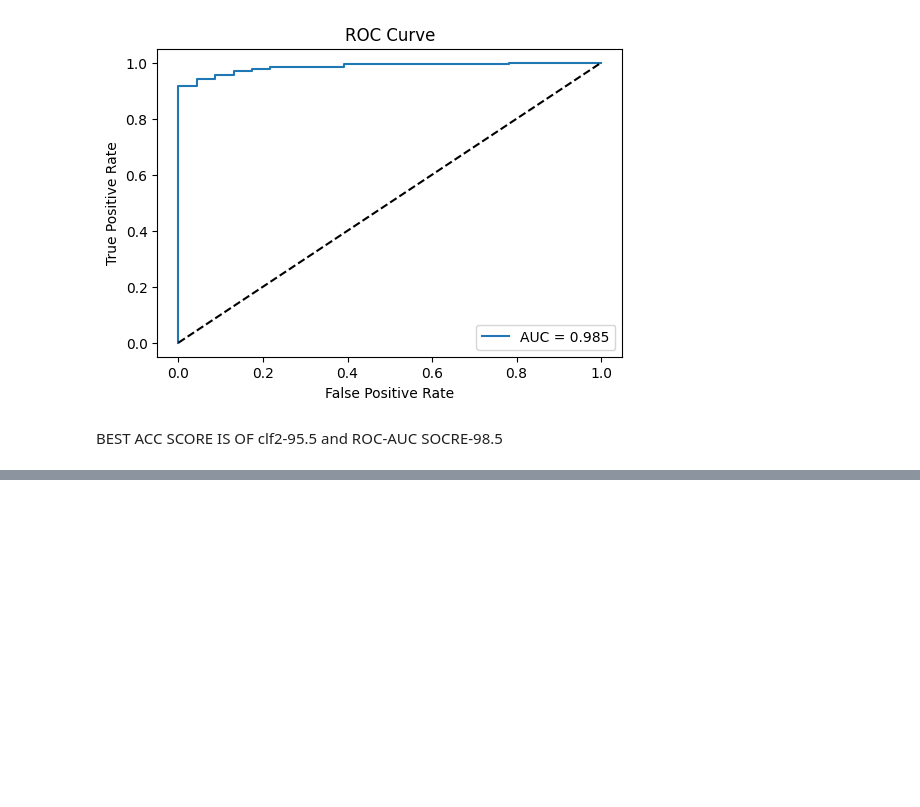
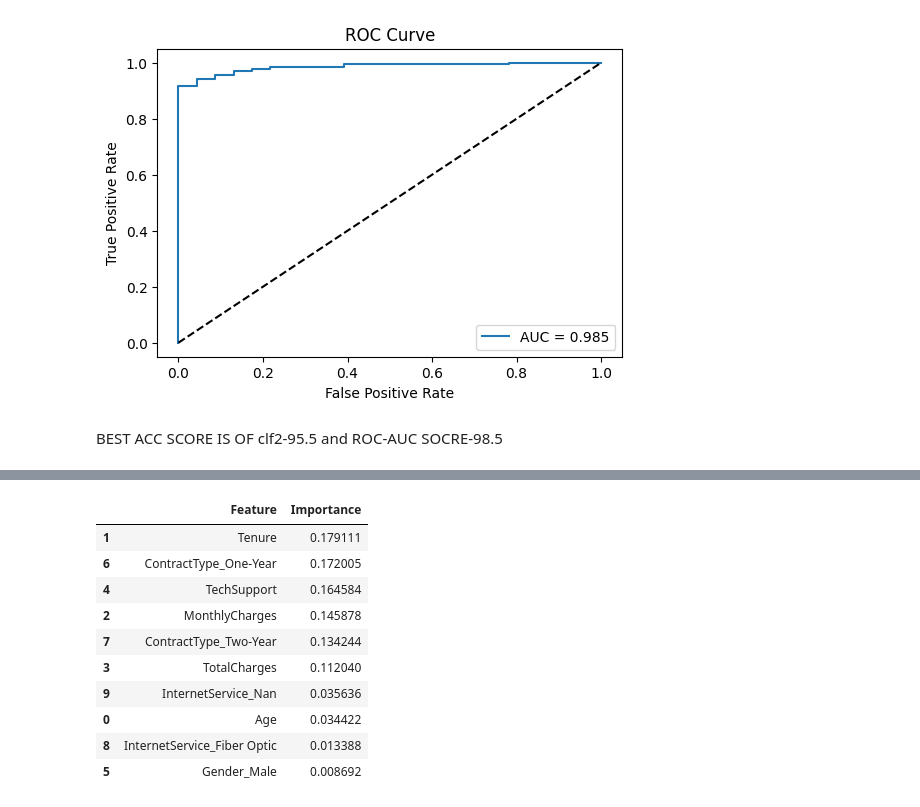
Before and after one commit to priyansh-commits/practice, a Jupyter notebook: customer_churn.ipynb, the cells around one changed output, grey strips where cells are left out. Cells and saved outputs as stored; diff of their text form; code cells hidden in the pictures; blank space fills up the shorter version.

```diff
--- a/customer_churn.ipynb
+++ b/customer_churn.ipynb
@@ -321,0 +453,19 @@ and ROC-AUC SOCRE-98.5
+# %%
+importance_df = pd.DataFrame({
+    'Feature': X.columns,
+    'Importance': rf.feature_importances_
+}).sort_values('Importance', ascending=False)
+
+importance_df
+# %% [output]
+|  | Feature | Importance |
+| 1 | Tenure | 0.179111 |
+| 6 | ContractType_One-Year | 0.172005 |
+| 4 | TechSupport | 0.164584 |
+| 2 | MonthlyCharges | 0.145878 |
+| 7 | ContractType_Two-Year | 0.134244 |
+| 3 | TotalCharges | 0.112040 |
+| 9 | InternetService_Nan | 0.035636 |
+| 0 | Age | 0.034422 |
+| 8 | InternetService_Fiber Optic | 0.013388 |
+| 5 | Gender_Male | 0.008692 |
```
Also changed, not shown: parts of 17 cells of this notebook.
